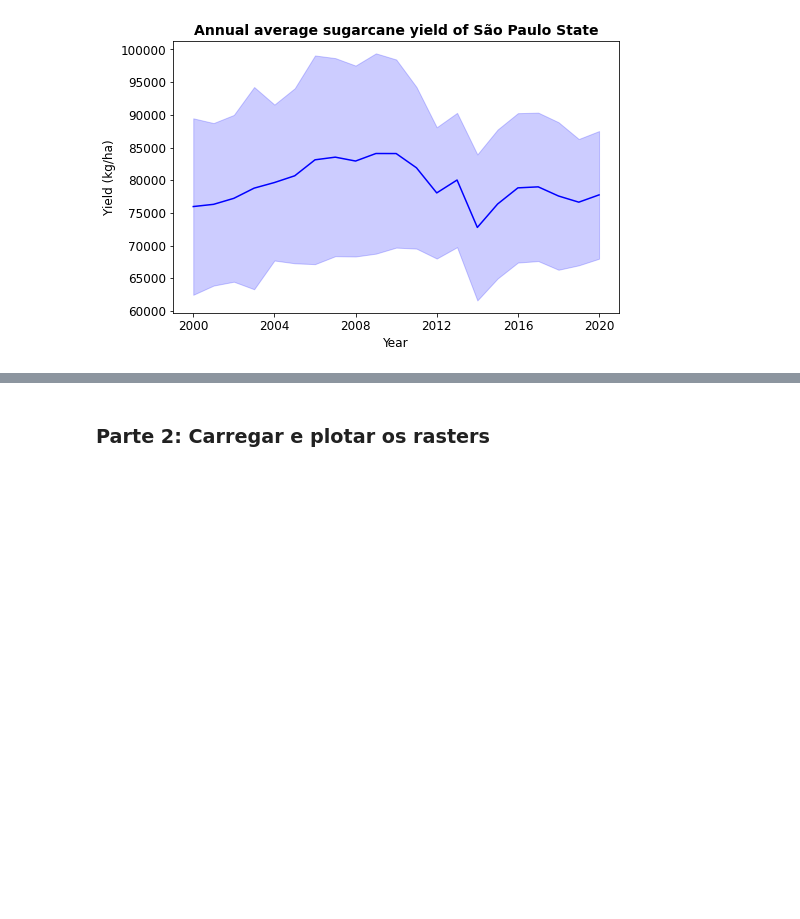
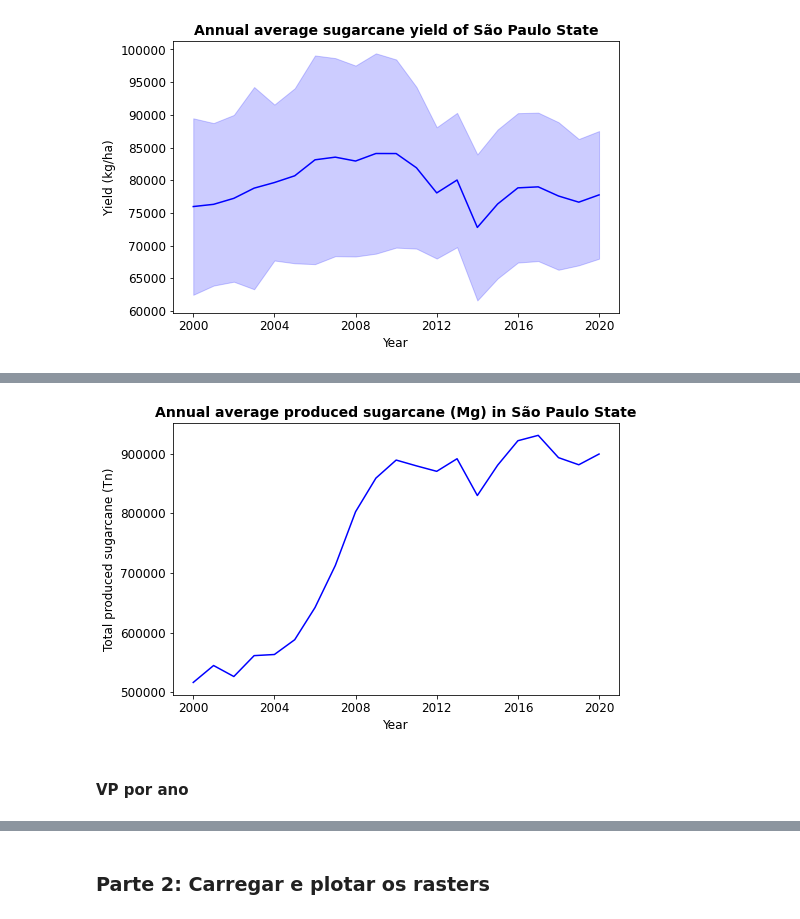
Before and after one commit to neli12/time-series-productivity-sp, a Jupyter notebook: Análise e limpeza de dados.ipynb, the cells around one changed output, grey strips where cells are left out. Drawn from its saved outputs; the diff is of its cells as text; code cells hidden in the pictures; blank space fills up the shorter version.

```diff
--- a/Análise e limpeza de dados.ipynb
+++ b/Análise e limpeza de dados.ipynb
@@ -728,0 +807,11 @@ plt.show()
+# %%
+# Groupby dos dados do dat_yield_melt
+mean_qp = pd.DataFrame(dat_qp_melt.groupby('Year')['QP'].mean().reset_index())
+std_qp = pd.DataFrame(dat_qp_melt.groupby('Year')['QP'].std().reset_index())
+mean_st_merged_qp = mean_qp.merge(std_qp, left_index=True, right_index=True)
+mean_st_merged_qp.drop('Year_y', axis = 1, inplace = True)
+mean_st_merged_qp.rename(columns = {"Year_x": 'Year', "QP_x": "mean_qp", 'QP_y': 'st_qp'}, inplace = True)
+mean_st_merged_qp['Year'] = pd.to_datetime(mean_st_merged_qp['Year'], format = '%Y')
+mean_st_merged_qp['mean_qp'] = mean_st_merged_qp['mean_qp'].astype(int)
+mean_st_merged_qp['st_qp'] = mean_st_merged_qp['st_qp'].astype(int)
+mean_st_merged_qp.head()
@@ -728,0 +825,20 @@ plt.show()
+# %%
+## Plotar o gráfico da média e o desvio padrão por ano
+mean_plus_st_qp = mean_st_merged_qp['mean_qp'] +  mean_st_merged_qp['st_qp']
+#mean_minus_st_qp = mean_st_merged_qp['mean_qp'] -  mean_st_merged_qp['st_qp']
+
+plt.figure(figsize=(8, 5))
+plt.plot(mean_st_merged_qp['Year'], mean_st_merged_qp['mean_qp'], color = 'blue')
+#plt.fill_between(mean_st_merged_qp['Year'], mean_plus_st_qp, mean_minus_st_qp, alpha = 0.2, color = 'blue')
+plt.title("Annual average produced sugarcane (Mg) in São Paulo State", fontsize = 14, fontweight="bold")
+plt.xticks(fontsize=12, color = 'black')
+plt.yticks(fontsize=12, color = 'black')
+plt.xlabel("Year", fontsize = 12)
+plt.ylabel("Total produced sugarcane (Tn)", fontsize = 12)
+plt.savefig('average_qp.png', dpi=300)
+
+plt.show()
+# %% [output]
+[figure, added]
+# %% [markdown]
+#### VP por ano
```
Also changed, not shown: parts of 23 cells of this notebook.
